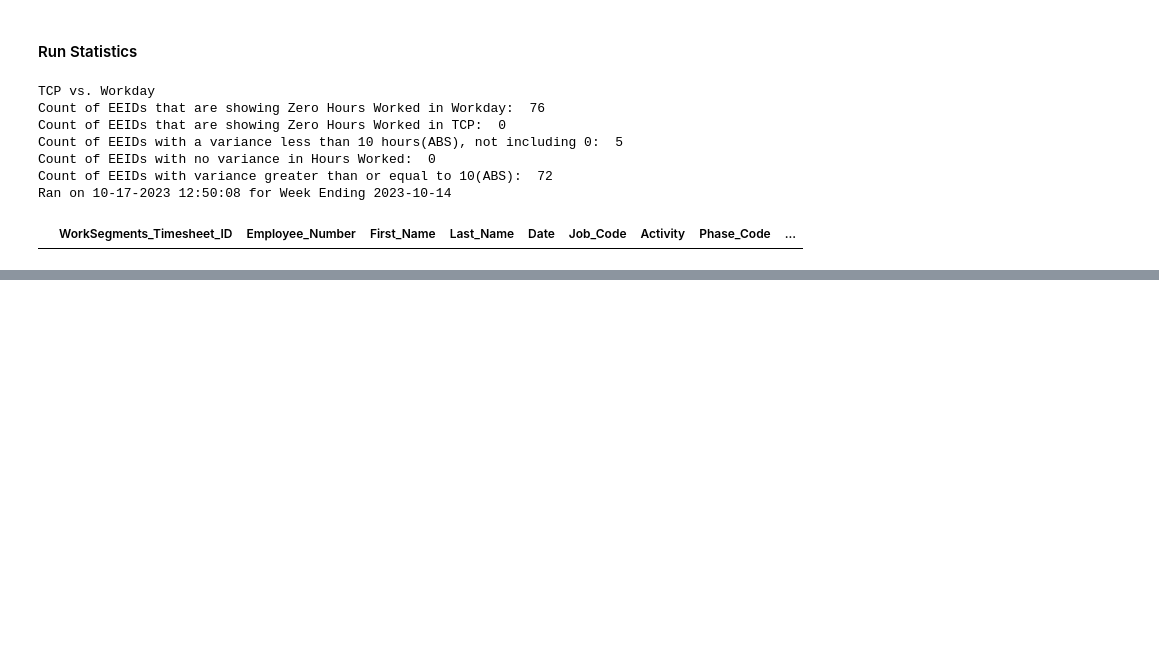
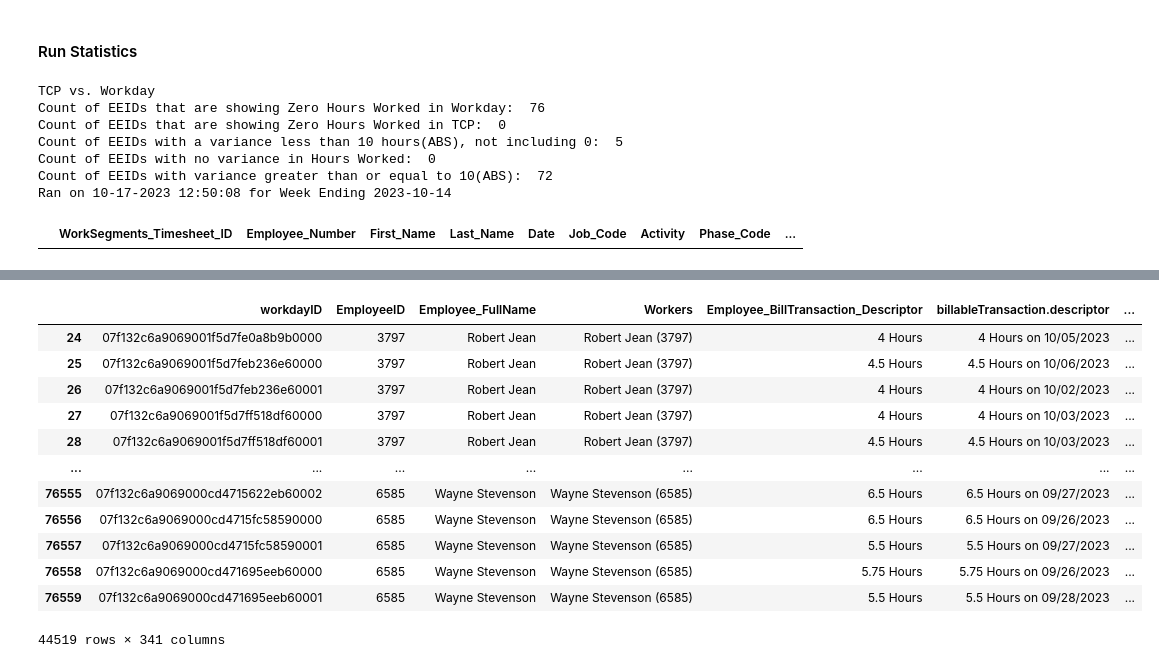
Before and after one commit to jbeachyMoss/LaborHours_Compare, a Jupyter notebook: DataValidation.ipynb, the cells around one changed output, grey strips where cells are left out. Saved outputs shown, nothing was run; the diff lists cells and outputs as text; code cells hidden in the pictures; blank space fills up the shorter version.

```diff
--- a/DataValidation.ipynb
+++ b/DataValidation.ipynb
@@ -333,0 +345,17 @@ wd_eeid_explore.loc[wd_eeid_explore['EEID'].isin(eeid_intcp_not_wd)]
+# %%
+wd_pr_df.FrequencySalary.unique()
+wd_pr_df.loc[wd_pr_df['FrequencySalary'] != 'Bi-Weekly Salary']
+# %% [output]
+|  | workdayID | EmployeeID | Employee_FullName | Workers | Employee_BillTransaction_Descriptor | billableTransaction.descriptor | ... |
+| 24 | 07f132c6a9069001f5d7fe0a8b9b0000 | 3797 | Robert Jean | Robert Jean (3797) | 4 Hours | 4 Hours on 10/05/2023 | ... |
+| 25 | 07f132c6a9069001f5d7feb236e60000 | 3797 | Robert Jean | Robert Jean (3797) | 4.5 Hours | 4.5 Hours on 10/06/2023 | ... |
+| 26 | 07f132c6a9069001f5d7feb236e60001 | 3797 | Robert Jean | Robert Jean (3797) | 4 Hours | 4 Hours on 10/02/2023 | ... |
+| 27 | 07f132c6a9069001f5d7ff518df60000 | 3797 | Robert Jean | Robert Jean (3797) | 4 Hours | 4 Hours on 10/03/2023 | ... |
+| 28 | 07f132c6a9069001f5d7ff518df60001 | 3797 | Robert Jean | Robert Jean (3797) | 4.5 Hours | 4.5 Hours on 10/03/2023 | ... |
+| ... | ... | ... | ... | ... | ... | ... | ... |
+| 76555 | 07f132c6a9069000cd4715622eb60002 | 6585 | Wayne Stevenson | Wayne Stevenson (6585) | 6.5 Hours | 6.5 Hours on 09/27/2023 | ... |
+| 76556 | 07f132c6a9069000cd4715fc58590000 | 6585 | Wayne Stevenson | Wayne Stevenson (6585) | 6.5 Hours | 6.5 Hours on 09/26/2023 | ... |
+| 76557 | 07f132c6a9069000cd4715fc58590001 | 6585 | Wayne Stevenson | Wayne Stevenson (6585) | 5.5 Hours | 5.5 Hours on 09/27/2023 | ... |
+| 76558 | 07f132c6a9069000cd471695eeb60000 | 6585 | Wayne Stevenson | Wayne Stevenson (6585) | 5.75 Hours | 5.75 Hours on 09/26/2023 | ... |
+| 76559 | 07f132c6a9069000cd471695eeb60001 | 6585 | Wayne Stevenson | Wayne Stevenson (6585) | 5.5 Hours | 5.5 Hours on 09/28/2023 | ... |
+44519 rows × 341 columns
```
Also changed, not shown: parts of 5 cells of this notebook.
